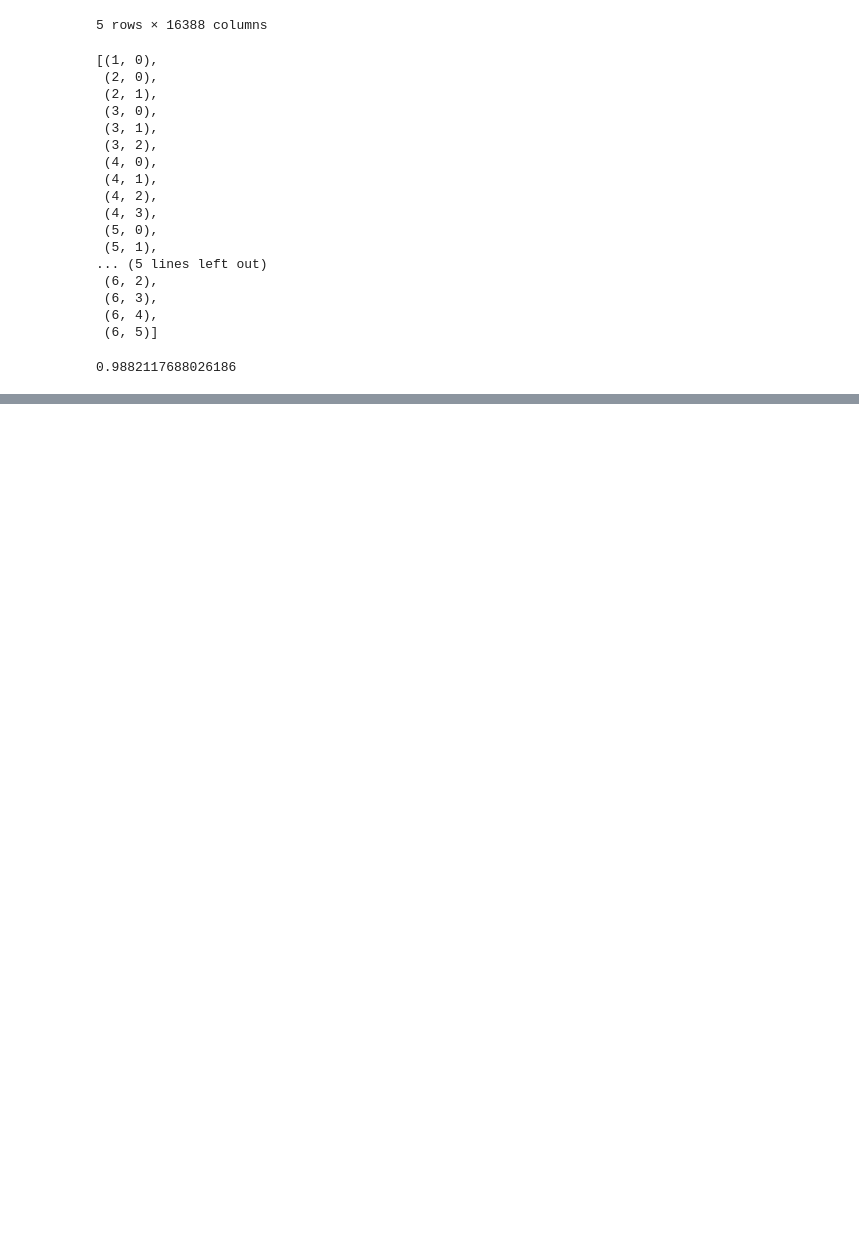
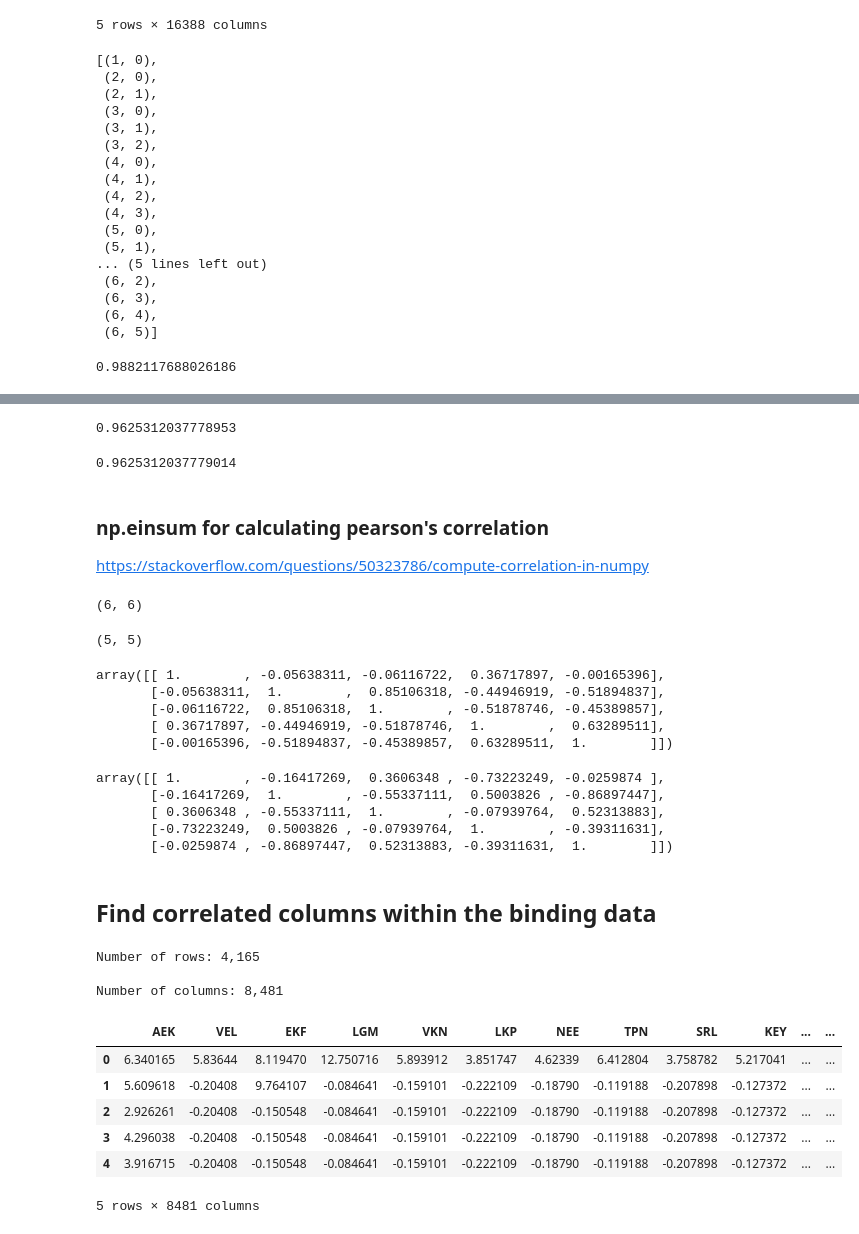
Before and after one commit to BrianDavisMath/FDA-COVID19, a Jupyter notebook: notebooks/greg-mucking-about.ipynb, the cells around one changed output, grey strips where cells are left out. Drawn from its saved outputs; the diff is of its cells as text; code cells hidden in the pictures; blank space fills up the shorter version.

Commit message:
Added more test code for correlation speedaups.

```diff
--- a/notebooks/greg-mucking-about.ipynb
+++ b/notebooks/greg-mucking-about.ipynb
@@ -109,0 +344,36 @@ out = [(x, y) for i,x in enumerate(cols) for j,y in enumerate(cols) if i > j and
+# %%
+df_smpled = df_sampled_fingerprint.sample(n=1000, random_state=23)
+
+np.corrcoef(df_smpled['1947'], df_smpled['389'])[0][1]
+# %% [output]
+0.9625312037778953
+# %%
+np.corrcoef(X[1947], X[389])[0][1]
+# %% [output]
+0.9625312037779014
+# %% [markdown]
+### np.einsum for calculating pearson's correlation
+
+https://stackoverflow.com/questions/50323786/compute-correlation-in-numpy
+# %%
+ma = np.random.random((5,6)).T
+mb = np.random.random((5,6)).T
+
+za = ma - ma.mean(axis=1, keepdims=True)
+za /= np.sqrt(np.einsum('ij,ij->i', za, za))[:, None]
+zb = mb - mb.mean(axis=1, keepdims=True)
+zb /= np.sqrt(np.einsum('ij,ij->i', zb, zb))[:, None]
+
+cc = np.einsum('ik,jk', za, zb)
+
+#np.allclose(cc, np.corrcoef(ma, mb)[:5, 5:])
+cc.shape
+# %% [output]
+(6, 6)
+# %%
+za = ma - ma.mean(axis=1, keepdims=True)
+za /= np.sqrt(np.einsum('ij,ij->i', za, za))[:, None]
+cc = np.einsum('ik,jk', za, za)
+cc.shape
+# %% [output]
+(5, 5)
@@ -109,0 +382,39 @@ out = [(x, y) for i,x in enumerate(cols) for j,y in enumerate(cols) if i > j and
+# %%
+cc
+# %% [output]
+array([[ 1.        , -0.05638311, -0.06116722,  0.36717897, -0.00165396],
+       [-0.05638311,  1.        ,  0.85106318, -0.44946919, -0.51894837],
+       [-0.06116722,  0.85106318,  1.        , -0.51878746, -0.45389857],
+       [ 0.36717897, -0.44946919, -0.51878746,  1.        ,  0.63289511],
+       [-0.00165396, -0.51894837, -0.45389857,  0.63289511,  1.        ]])
+# %%
+cc2
+# %% [output]
+array([[ 1.        , -0.16417269,  0.3606348 , -0.73223249, -0.0259874 ],
+       [-0.16417269,  1.        , -0.55337111,  0.5003826 , -0.86897447],
+       [ 0.3606348 , -0.55337111,  1.        , -0.07939764,  0.52313883],
+       [-0.73223249,  0.5003826 , -0.07939764,  1.        , -0.39311631],
+       [-0.0259874 , -0.86897447,  0.52313883, -0.39311631,  1.        ]])
+# %% [markdown]
+## Find correlated columns within the binding data
+# %%
+df_binding_sites = pd.read_csv(data_loc+'protein_features/binding_sites_v1.0.csv', index_col=0)
+
+print('Number of rows: {:,}\n'.format(len(df_binding_sites)))
+print('Number of columns: {:,}\n'.format(len(df_binding_sites.columns)))
+# %% [output]
+Number of rows: 4,165
+
+Number of columns: 8,481
+# %%
+num_cols = len(df_binding_sites.columns)
+num_pairwise_ops = (num_cols**2-num_cols)/2.0
+num_pairwise_ops
+# %% [output]
+|  | AEK | VEL | EKF | LGM | VKN | LKP | NEE | TPN | SRL | KEY | ... | ... |
+| 0 | 6.340165 | 5.83644 | 8.119470 | 12.750716 | 5.893912 | 3.851747 | 4.62339 | 6.412804 | 3.758782 | 5.217041 | ... | ... |
+| 1 | 5.609618 | -0.20408 | 9.764107 | -0.084641 | -0.159101 | -0.222109 | -0.18790 | -0.119188 | -0.207898 | -0.127372 | ... | ... |
+| 2 | 2.926261 | -0.20408 | -0.150548 | -0.084641 | -0.159101 | -0.222109 | -0.18790 | -0.119188 | -0.207898 | -0.127372 | ... | ... |
+| 3 | 4.296038 | -0.20408 | -0.150548 | -0.084641 | -0.159101 | -0.222109 | -0.18790 | -0.119188 | -0.207898 | -0.127372 | ... | ... |
+| 4 | 3.916715 | -0.20408 | -0.150548 | -0.084641 | -0.159101 | -0.222109 | -0.18790 | -0.119188 | -0.207898 | -0.127372 | ... | ... |
+5 rows × 8481 columns
```
Also changed, not shown: parts of 31 cells of this notebook.
